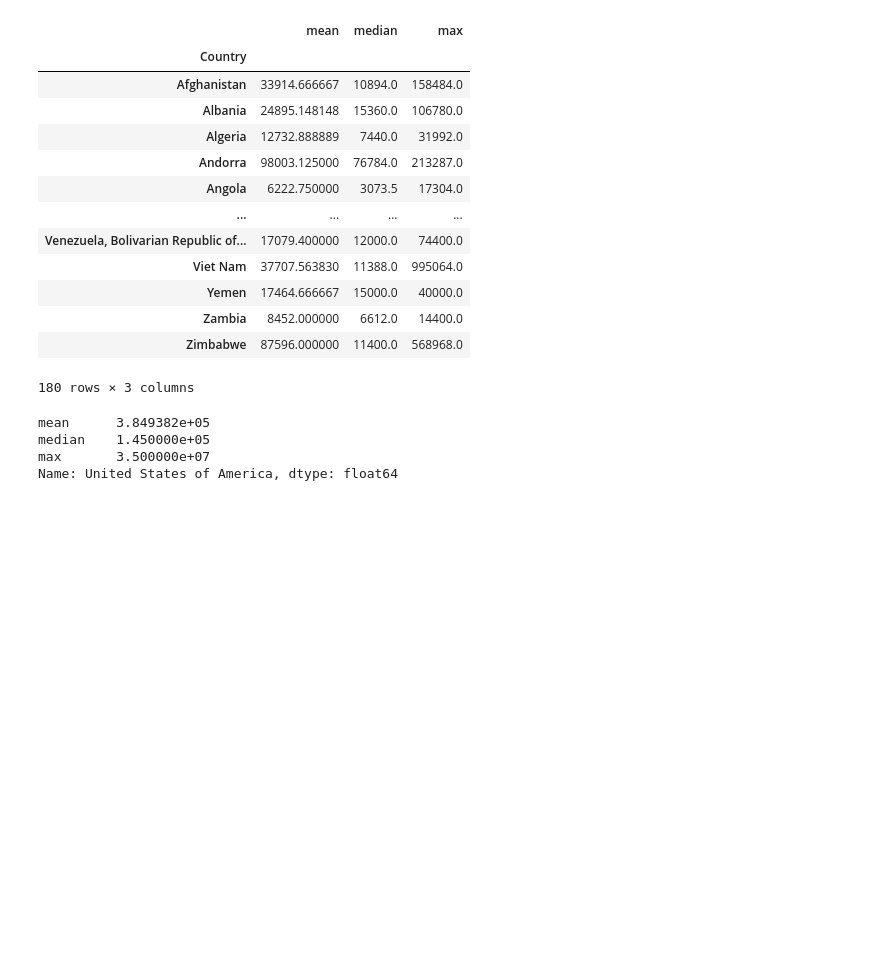
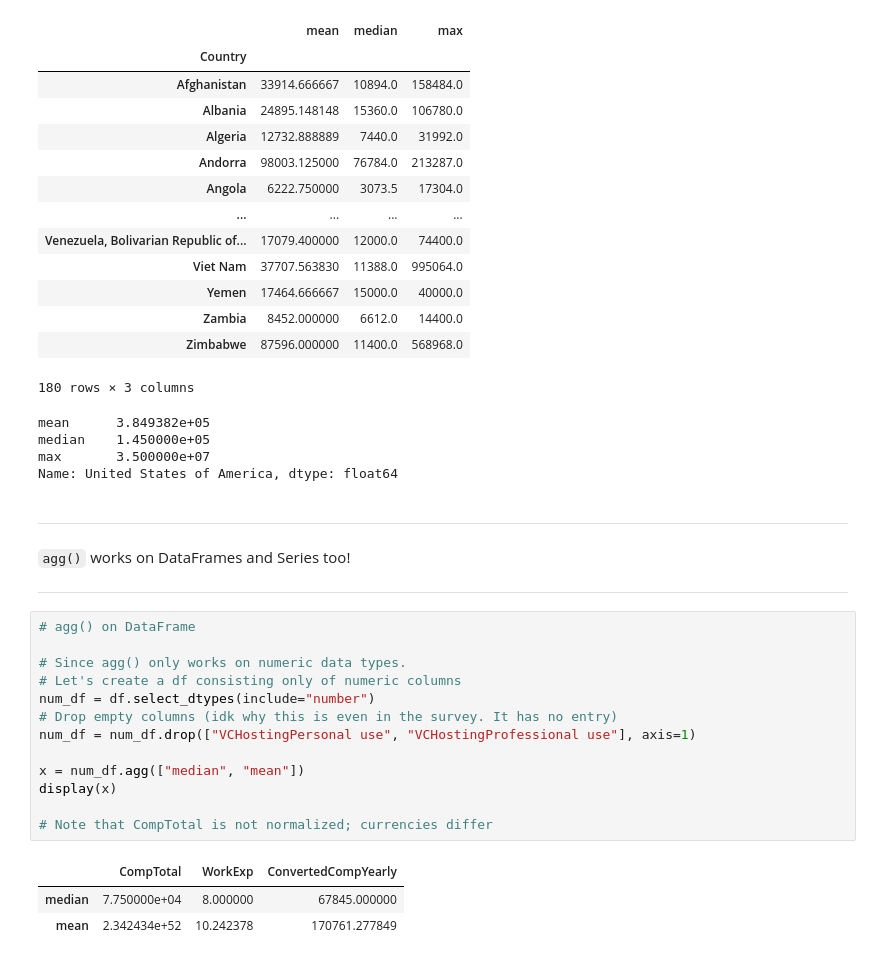
Before and after one commit to thandora/pandas-notes, a Jupyter notebook: pandas_08a.ipynb, the cells around one changed output. Drawn from its saved outputs; the diff is of its cells as text; blank space fills up the shorter version.

Commit message:
Add agg() example for df and Series

```diff
--- a/pandas_08a.ipynb
+++ b/pandas_08a.ipynb
@@ -329,3 +329,25 @@ mean      3.849382e+05
 median    1.450000e+05
 max       3.500000e+07
 Name: United States of America, dtype: float64
+# %% [markdown]
+---
+`agg()` works on DataFrames and Series too!
+
+---
+# %%
+# agg() on DataFrame
+
+# Since agg() only works on numeric data types.
+# Let's create a df consisting only of numeric columns
+num_df = df.select_dtypes(include="number")
+# Drop empty columns (idk why this is even in the survey. It has no entry)
+num_df = num_df.drop(["VCHostingPersonal use", "VCHostingProfessional use"], axis=1)
+
+x = num_df.agg(["median", "mean"])
+display(x)
+
+# Note that CompTotal is not normalized; currencies differ
+# %% [output]
+|  | CompTotal | WorkExp | ConvertedCompYearly |
+| median | 7.750000e+04 | 8.000000 | 67845.000000 |
+| mean | 2.342434e+52 | 10.242378 | 170761.277849 |
```
Also changed, not shown: parts of 1 cell of this notebook.
